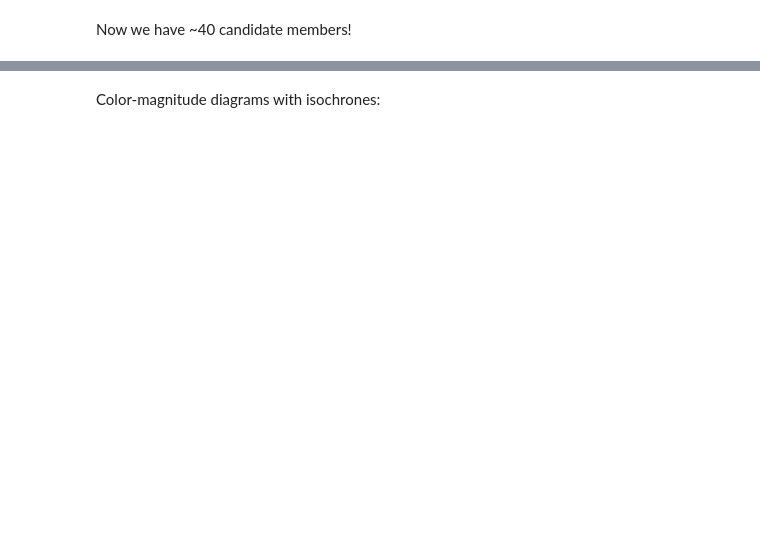
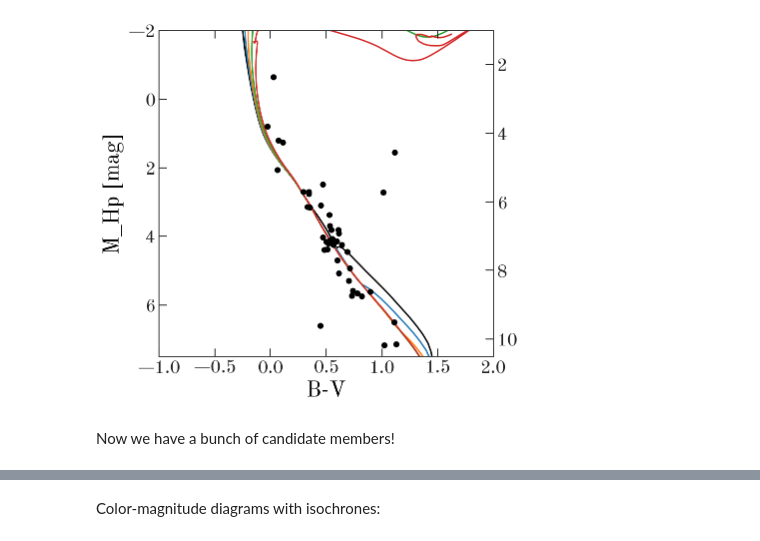
Before and after one commit to christinahedges/cuddly-system, a Jupyter notebook: notebooks/Visualize-members.ipynb, the cells around one changed output, grey strips where cells are left out. Cells and saved outputs as stored; diff of their text form; code cells hidden in the pictures; blank space fills up the shorter version.

```diff
--- a/notebooks/Visualize-members.ipynb
+++ b/notebooks/Visualize-members.ipynb
@@ -26,5 +56,37 @@ len(g)
+# %%
+fig, ax = plt.subplots(1, 1, figsize=(6, 6))
+ax.scatter(h['B-V'].value,
+           h['Hpmag'].value - coord.Distance(parallax=h['Plx']).distmod.value)
+
+# boi = h['HIP'] == 71618
+# ax.scatter(h['B-V'].value[boi],
+#            (h['Hpmag'].value - coord.Distance(parallax=h['Plx']).distmod.value)[boi],
+#            s=300)
+
+for age in np.arange(7.4, 8.2+1e-3, 0.2):
+    iso = at.Table.read(f'/Users/apricewhelan/data/Isochrones/MIST/FeH_0.1_iso.fits')
+    i = iso[np.isclose(iso['log10_isochrone_age_yr'], age)]
+    i = i[i['phase'] < 4]  # rgb or before
+    ax.plot(i['Tycho_B']-i['Tycho_V'], i['Hipparcos_Hp'],
+            marker='', label=f'log10age=${age:.1f}$', zorder=-10)
+
+ax.set_xlim(-1, 2)
+ax.set_ylim(7.5, -2)
+
+ax.set_xlabel('B-V')
+ax.set_ylabel('M_Hp [mag]')
+
+ax2 = ax.twinx()
+ylim = ax.get_ylim()
+fid_dm = coord.Distance(40*u.pc).distmod.value
+ax2.set_ylim(ylim[0] + fid_dm,
+             ylim[1] + fid_dm)
+
+fig.set_facecolor('w')
+# %% [output]
+[figure, added]
 # %% [markdown]
-Now we have ~40 candidate members!
+Now we have a bunch of candidate members!
 # %%
 highprob_c = g.get_skycoord()
 # %%
```
Also changed, not shown: parts of 34 cells of this notebook, 2 other files.
